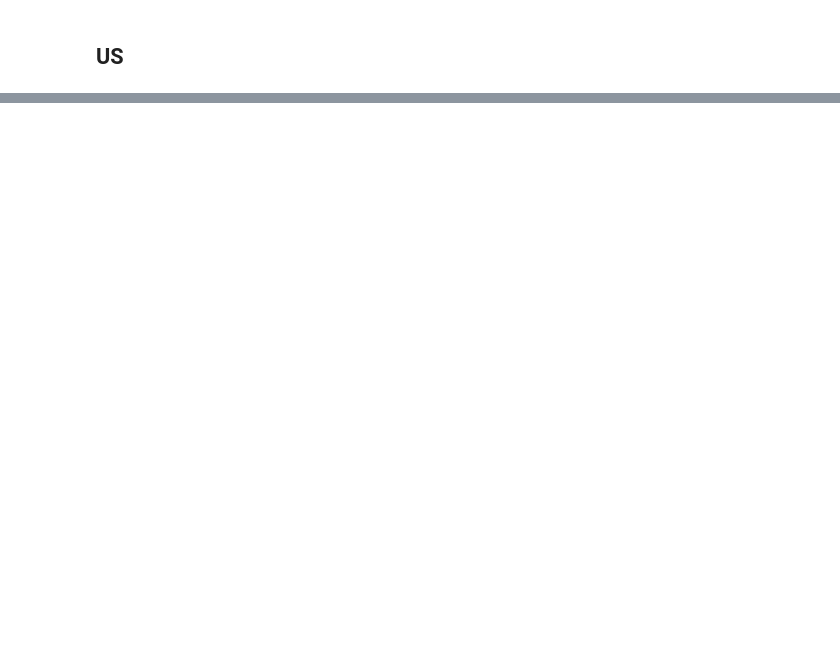
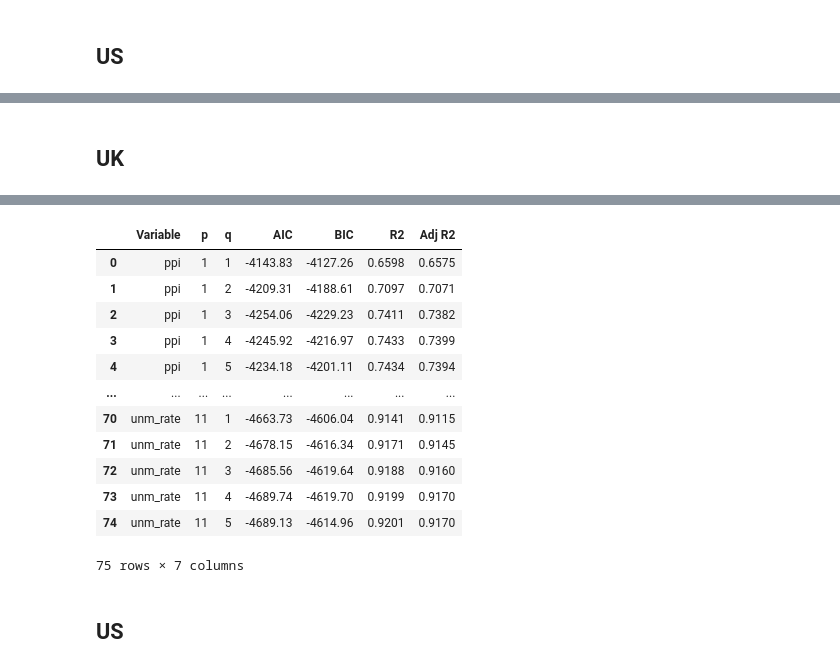
Before and after one commit to willafred/fe5213-cpi-forecasting, a Jupyter notebook: scripts/models_time_series.ipynb, the cells around one changed output, grey strips where cells are left out. Drawn from its saved outputs; the diff is of its cells as text; code cells hidden in the pictures; blank space fills up the shorter version.

```diff
--- a/scripts/models_time_series.ipynb
+++ b/scripts/models_time_series.ipynb
@@ -381,0 +546,62 @@ plt.show()
+# %% [markdown]
+## UK
+# %%
+# Define the range of lags for p (infl_rate_diff lags) and q (independent variable lags)
+max_p = 5  # Maximum number of lags for infl_rate_diff
+max_q = 5  # Maximum number of lags for independent variables
+
+# List of independent variables to loop through
+independent_vars = ['ppi', 'gdp_pct_change', 'int_3m', 'cons_conf', 'unm_rate']
+
+# Create a dictionary to store the results
+results = []
+
+# Loop through each independent variable
+for var in independent_vars:
+    # Loop through all combinations of p and q
+    # for p in range(1, max_p + 1):  # Loop over lags for infl_rate_diff
+    for p in [1, 35, 11]:  # Loop over p lags for infl_rate_diff as determined previously
+        for q in range(1, max_q + 1):  # Loop over lags for the current independent variable
+            # Create lagged variables for infl_rate_diff
+            df_uk_adl = df_uk.copy()
+            for lag in range(1, p + 1):
+                df_uk_adl[f'infl_rate_diff_lag{lag}'] = df_uk_adl['infl_rate_diff'].shift(lag)
+
+            # Create lagged variables for the current independent variable
+            for lag in range(1, q + 1):
+                df_uk_adl[f'{var}_lag{lag}'] = df_uk_adl[var].shift(lag)
+
+            # Drop rows with NaN values due to lagging
+            df_uk_adl = df_uk_adl.dropna()
+
+            # Define dependent and independent variables
+            y = df_uk_adl['infl_rate_diff']
+            X = df_uk_adl.drop(columns=['infl_rate_diff', 'ppi', 'gdp_pct_change', 'int_3m', 'cons_conf', 'unm_rate', 'date'])  # Drop original columns and non-numeric columns
+            X = sm.add_constant(X)  # Add a constant to the independent variables
+
+            # Fit the ADL model
+            model = sm.OLS(y, X).fit()
+
+            # Store the results
+            results.append({
+                'Variable': var,
+                'p': p,
+                'q': q,
+                'AIC': round(model.aic, 2),
+                'BIC': round(model.bic, 2),
+                'R2': round(model.rsquared, 4),
+                'Adj R2': round(model.rsquared_adj, 4)
+            })
+
+# Convert the results to a DataFrame for easier analysis
+uk_adl_metrics = pd.DataFrame(results)
+
+# Get row with lowest AIC & BIC for each variable
+print('Lowest AIC for each variable:')
+print(uk_adl_metrics.loc[uk_adl_metrics.groupby('Variable')['AIC'].idxmin()])
+print('\nLowest BIC for each variable:')
+print(uk_adl_metrics.loc[uk_adl_metrics.groupby('Variable')['BIC'].idxmin()])
+
+# Display the results
+uk_adl_metrics
+# %% [output]
@@ -381,0 +623,15 @@ plt.show()
+|  | Variable | p | q | AIC | BIC | R2 | Adj R2 |
+| 0 | ppi | 1 | 1 | -4143.83 | -4127.26 | 0.6598 | 0.6575 |
+| 1 | ppi | 1 | 2 | -4209.31 | -4188.61 | 0.7097 | 0.7071 |
+| 2 | ppi | 1 | 3 | -4254.06 | -4229.23 | 0.7411 | 0.7382 |
+| 3 | ppi | 1 | 4 | -4245.92 | -4216.97 | 0.7433 | 0.7399 |
+| 4 | ppi | 1 | 5 | -4234.18 | -4201.11 | 0.7434 | 0.7394 |
+| ... | ... | ... | ... | ... | ... | ... | ... |
+| 70 | unm_rate | 11 | 1 | -4663.73 | -4606.04 | 0.9141 | 0.9115 |
+| 71 | unm_rate | 11 | 2 | -4678.15 | -4616.34 | 0.9171 | 0.9145 |
+| 72 | unm_rate | 11 | 3 | -4685.56 | -4619.64 | 0.9188 | 0.9160 |
+| 73 | unm_rate | 11 | 4 | -4689.74 | -4619.70 | 0.9199 | 0.9170 |
+| 74 | unm_rate | 11 | 5 | -4689.13 | -4614.96 | 0.9201 | 0.9170 |
+75 rows × 7 columns
+# %% [markdown]
+## US
```
Also changed, not shown: parts of 22 cells of this notebook.
